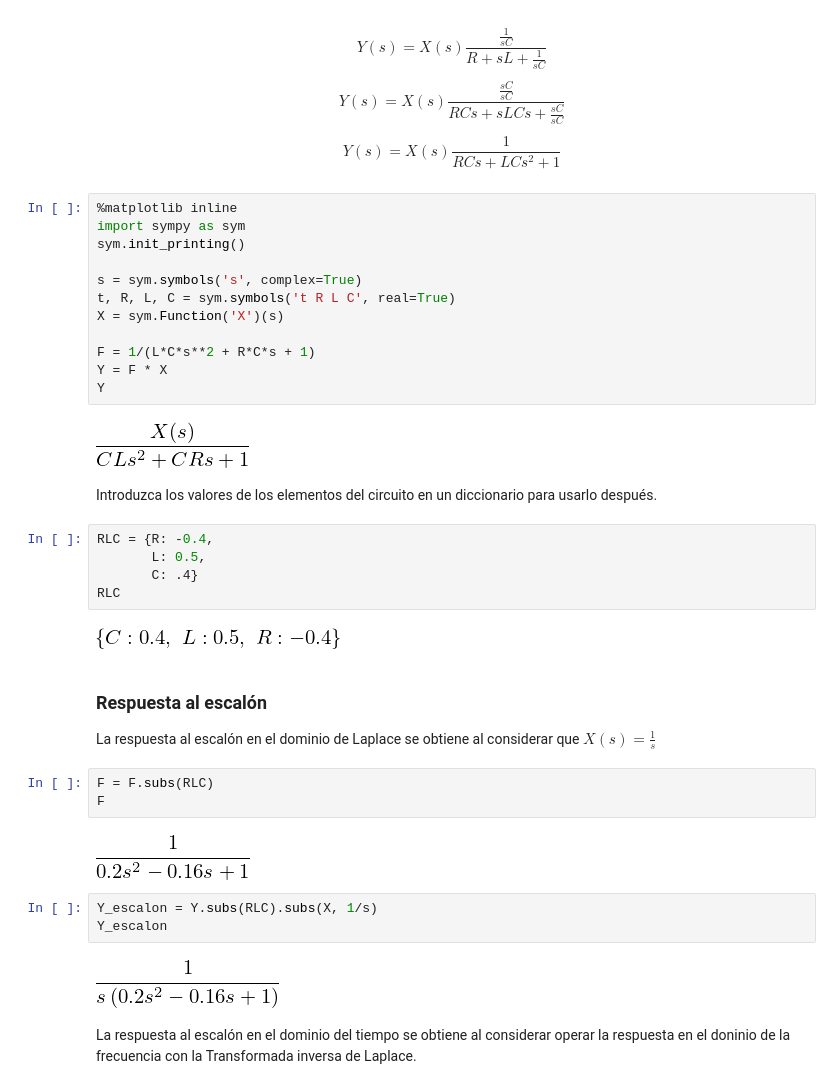
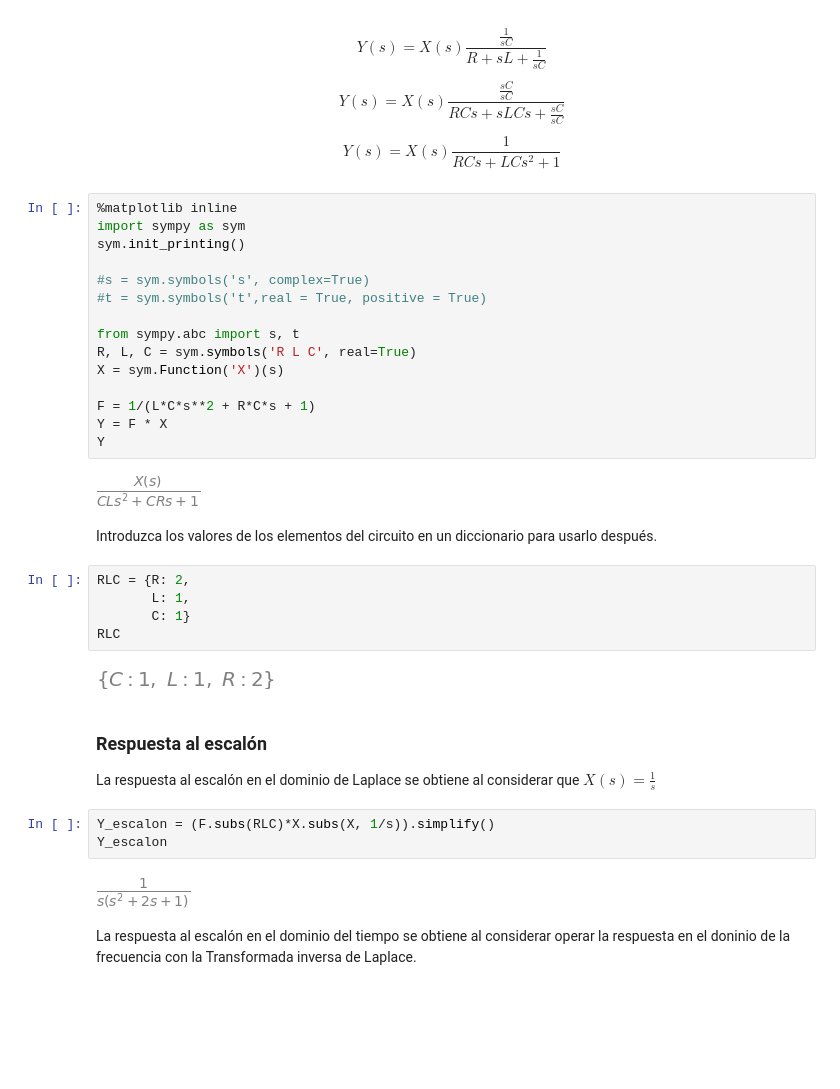
Before and after one commit to pierrediazp/Se-ales_y_Sistemas, a Jupyter notebook: 06_Transformada_Laplace.ipynb, the cells around one changed output. Drawn from its saved outputs; the diff is of its cells as text; blank space fills up the shorter version.

```diff
--- a/06_Transformada_Laplace.ipynb
+++ b/06_Transformada_Laplace.ipynb
@@ -500,40 +487,38 @@ Y(s) = X(s) \frac{1}{RCs + LCs^2 + 1}
 # %%
 %matplotlib inline
 import sympy as sym
 sym.init_printing()
 
-s = sym.symbols('s', complex=True)
-t, R, L, C = sym.symbols('t R L C', real=True)
+#s = sym.symbols('s', complex=True)
+#t = sym.symbols('t',real = True, positive = True)
+
+from sympy.abc import s, t
+R, L, C = sym.symbols('R L C', real=True)
 X = sym.Function('X')(s)
 
 F = 1/(L*C*s**2 + R*C*s + 1)
 Y = F * X
 Y
 # %% [output]
-[figure, old version]
+[figure, new version]
 # %% [markdown]
 Introduzca los valores de los elementos del circuito en un diccionario para usarlo después.
 # %%
-RLC = {R: -0.4,
-       L: 0.5,
-       C: .4}
+RLC = {R: 2,
+       L: 1,
+       C: 1}
 RLC
 # %% [output]
-[figure, old version]
+[figure, new version]
 # %% [markdown]
 ### Respuesta al escalón
 
 La respuesta al escalón en el dominio de Laplace se obtiene al considerar que $X(s) = \frac{1}{s}$
-# %%
-F = F.subs(RLC)
-F
-# %% [output]
-[figure, removed]
 # %%
-Y_escalon = Y.subs(RLC).subs(X, 1/s)
+Y_escalon = (F.subs(RLC)*X.subs(X, 1/s)).simplify()
 Y_escalon
 # %% [output]
-[figure, old version]
+[figure, new version]
 # %% [markdown]
 La respuesta al escalón en el dominio del tiempo se obtiene al considerar operar la respuesta en el doninio de la frecuencia con la Transformada inversa de Laplace.
 # %%
```
Also changed, not shown: parts of 13 cells of this notebook.
